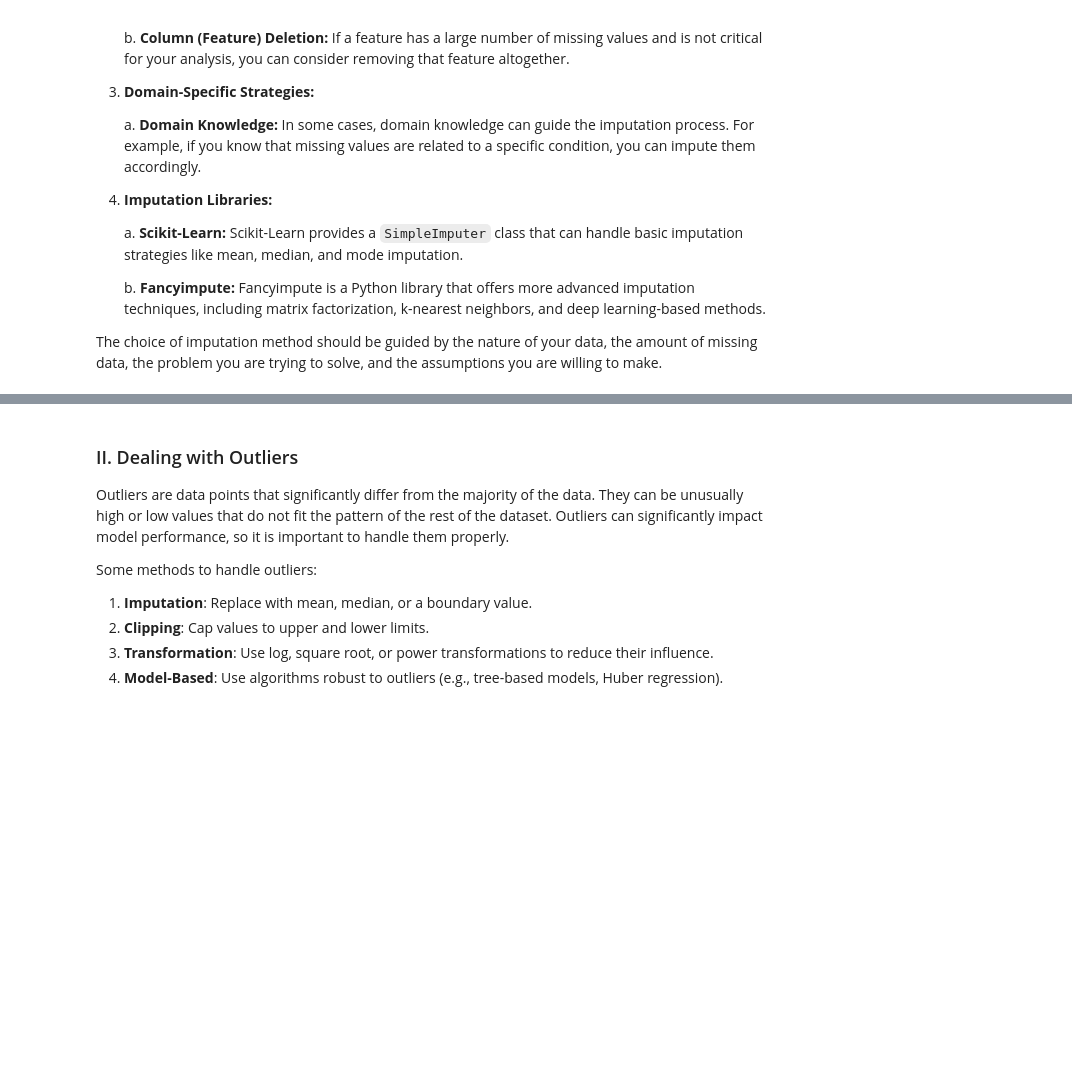
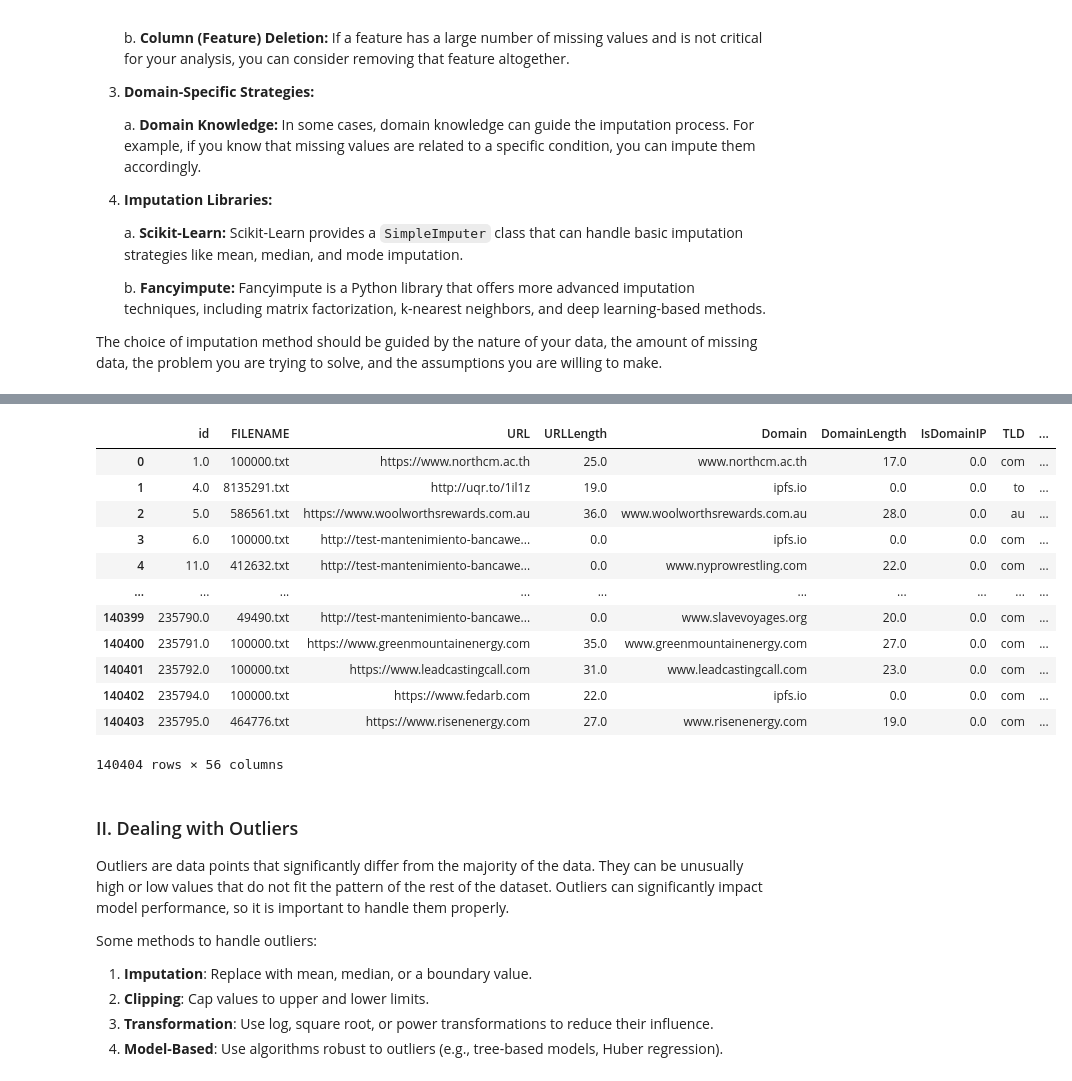
Before and after one commit to MickyV18/Tubes2-DAI, a Jupyter notebook: IF3070_DAI___Tugas_Besar_2_Notebook_Template___Utama.ipynb, the cells around one changed output, grey strips where cells are left out. Saved outputs shown, nothing was run; the diff lists cells and outputs as text; code cells hidden in the pictures; blank space fills up the shorter version.

Commit message:
handling missing data + feature engineering + feature scaling

```diff
--- a/IF3070_DAI___Tugas_Besar_2_Notebook_Template___Utama.ipynb
+++ b/IF3070_DAI___Tugas_Besar_2_Notebook_Template___Utama.ipynb
@@ -141,0 +174,41 @@ The choice of imputation method should be guided by the nature of your data, the
+# %%
+# Pisahkan kolom berdasarkan fungsinya
+boolean_cols = ['IsDomainIP', 'HasObfuscation', 'IsHTTPS', 'HasTitle',
+                'HasFavicon', 'IsResponsive', 'HasDescription',
+                'HasExternalFormSubmit', 'HasSocialNet', 'HasSubmitButton',
+                'HasHiddenFields', 'HasPasswordField', 'HasCopyrightInfo']
+
+count_cols = ['NoOfSubDomain', 'NoOfObfuscatedChar', 'NoOfLettersInURL',
+              'NoOfDegitsInURL', 'NoOfEqualsInURL', 'NoOfQMarkInURL',
+              'NoOfAmpersandInURL', 'NoOfOtherSpecialCharsInURL',
+              'NoOfURLRedirect', 'NoOfSelfRedirect', 'NoOfPopup',
+              'NoOfiFrame', 'NoOfImage', 'NoOfCSS', 'NoOfJS',
+              'NoOfSelfRef', 'NoOfEmptyRef']
+
+# Tangani URL dan Domain length
+if 'URL' in df.columns and 'URLLength' in df.columns:
+    df.loc[df['URL'].isna(), 'URLLength'] = 0
+    df.loc[df['URL'].notna(), 'URLLength'] = df.loc[df['URL'].notna(), 'URL'].str.len()
+
+if 'Domain' in df.columns and 'DomainLength' in df.columns:
+    df.loc[df['Domain'].isna(), 'DomainLength'] = 0
+    df.loc[df['Domain'].notna(), 'DomainLength'] = df.loc[df['Domain'].notna(), 'Domain'].str.len()
+
+# Isi nilai 0 untuk kolom boolean dan count
+df[boolean_cols] = df[boolean_cols].fillna(0)
+df[count_cols] = df[count_cols].fillna(0)
+
+# Tangani semua kolom numerik tersisa dengan median
+numeric_cols = df.select_dtypes(include=['float64', 'int64']).columns
+numeric_cols = [col for col in numeric_cols if col not in boolean_cols + count_cols]
+numeric_imputer = SimpleImputer(strategy='median')
+df[numeric_cols] = numeric_imputer.fit_transform(df[numeric_cols])
+
+# Tangani semua kolom kategorikal
+categorical_cols = df.select_dtypes(include=['object']).columns
+categorical_imputer = SimpleImputer(strategy='most_frequent')
+df[categorical_cols] = categorical_imputer.fit_transform(df[categorical_cols])
+
+# Cek hasil
+print("\nJumlah missing values setelah imputasi:")
+print(df.isnull().sum())
@@ -142,3 +233,19 @@ The choice of imputation method should be guided by the nature of your data, the
+# %%
+df
+# %% [output]
+|  | id | FILENAME | URL | URLLength | Domain | DomainLength | IsDomainIP | TLD | ... |
+| 0 | 1.0 | 100000.txt | https://www.northcm.ac.th | 25.0 | www.northcm.ac.th | 17.0 | 0.0 | com | ... |
+| 1 | 4.0 | 8135291.txt | http://uqr.to/1il1z | 19.0 | ipfs.io | 0.0 | 0.0 | to | ... |
+| 2 | 5.0 | 586561.txt | https://www.woolworthsrewards.com.au | 36.0 | www.woolworthsrewards.com.au | 28.0 | 0.0 | au | ... |
+| 3 | 6.0 | 100000.txt | http://test-mantenimiento-bancawe... | 0.0 | ipfs.io | 0.0 | 0.0 | com | ... |
+| 4 | 11.0 | 412632.txt | http://test-mantenimiento-bancawe... | 0.0 | www.nyprowrestling.com | 22.0 | 0.0 | com | ... |
+| ... | ... | ... | ... | ... | ... | ... | ... | ... | ... |
+| 140399 | 235790.0 | 49490.txt | http://test-mantenimiento-bancawe... | 0.0 | www.slavevoyages.org | 20.0 | 0.0 | com | ... |
+| 140400 | 235791.0 | 100000.txt | https://www.greenmountainenergy.com | 35.0 | www.greenmountainenergy.com | 27.0 | 0.0 | com | ... |
+| 140401 | 235792.0 | 100000.txt | https://www.leadcastingcall.com | 31.0 | www.leadcastingcall.com | 23.0 | 0.0 | com | ... |
+| 140402 | 235794.0 | 100000.txt | https://www.fedarb.com | 22.0 | ipfs.io | 0.0 | 0.0 | com | ... |
+| 140403 | 235795.0 | 464776.txt | https://www.risenenergy.com | 27.0 | www.risenenergy.com | 19.0 | 0.0 | com | ... |
+140404 rows × 56 columns
 # %% [markdown]
 ### II. Dealing with Outliers
 
```
Also changed, not shown: parts of 12 cells of this notebook.
